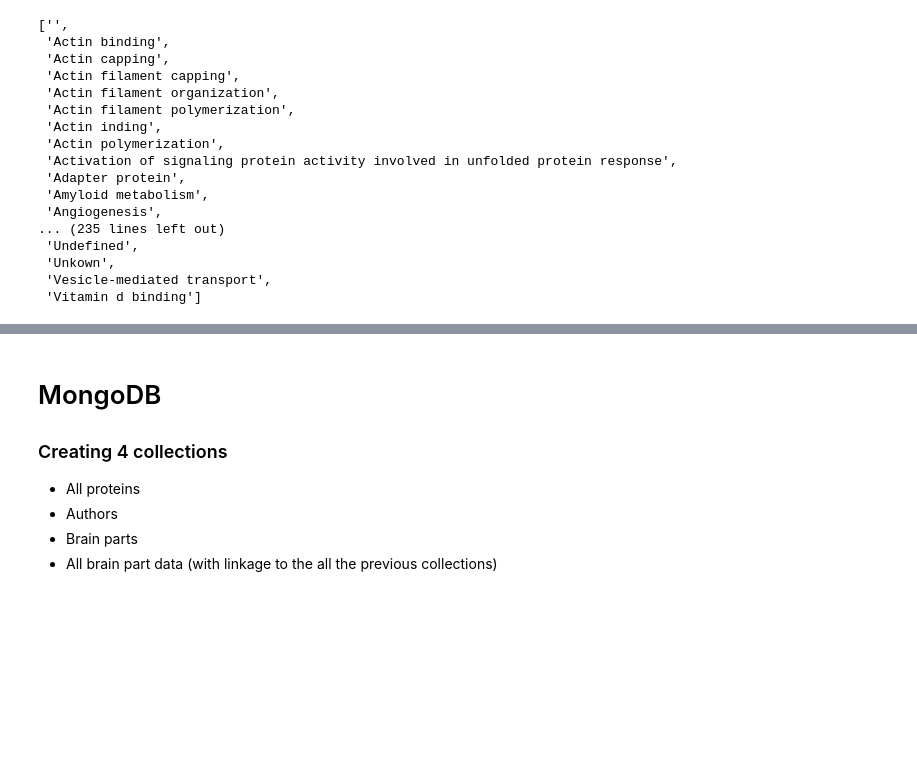
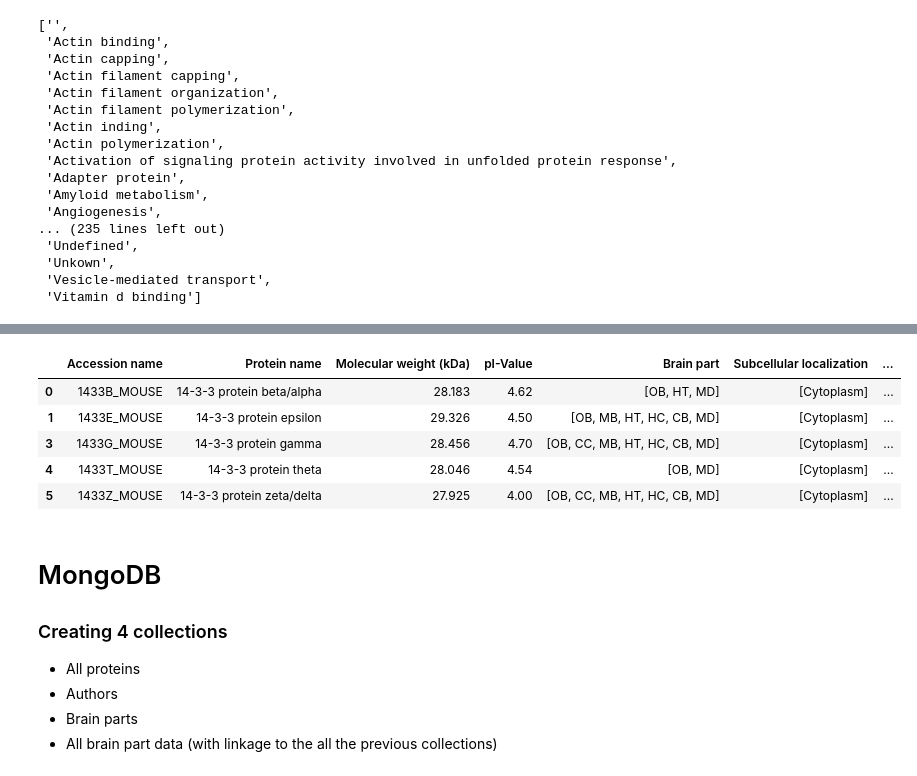
Before and after one commit to glyspy/Mouse-Brain-Protein-Database, a Jupyter notebook: data_preparation.ipynb, the cells around one changed output, grey strips where cells are left out. Saved outputs shown, nothing was run; the diff lists cells and outputs as text; code cells hidden in the pictures; blank space fills up the shorter version.

```diff
--- a/data_preparation.ipynb
+++ b/data_preparation.ipynb
@@ -458,3 +579,12 @@ for df in dfs_series2:
+# %%
+rem_taraslia.head()
+# %% [output]
+|  | Accession name | Protein name | Molecular weight (kDa) | pI-Value | Brain part | Subcellular localization | ... |
+| 0 | 1433B_MOUSE | 14-3-3 protein beta/alpha | 28.183 | 4.62 | [OB, HT, MD] | [Cytoplasm] | ... |
+| 1 | 1433E_MOUSE | 14-3-3 protein epsilon | 29.326 | 4.50 | [OB, MB, HT, HC, CB, MD] | [Cytoplasm] | ... |
+| 3 | 1433G_MOUSE | 14-3-3 protein gamma | 28.456 | 4.70 | [OB, CC, MB, HT, HC, CB, MD] | [Cytoplasm] | ... |
+| 4 | 1433T_MOUSE | 14-3-3 protein theta | 28.046 | 4.54 | [OB, MD] | [Cytoplasm] | ... |
+| 5 | 1433Z_MOUSE | 14-3-3 protein zeta/delta | 27.925 | 4.00 | [OB, CC, MB, HT, HC, CB, MD] | [Cytoplasm] | ... |
 # %% [markdown]
 # MongoDB
 ### Creating 4 collections
```
Also changed, not shown: parts of 36 cells of this notebook, 2 other files.
